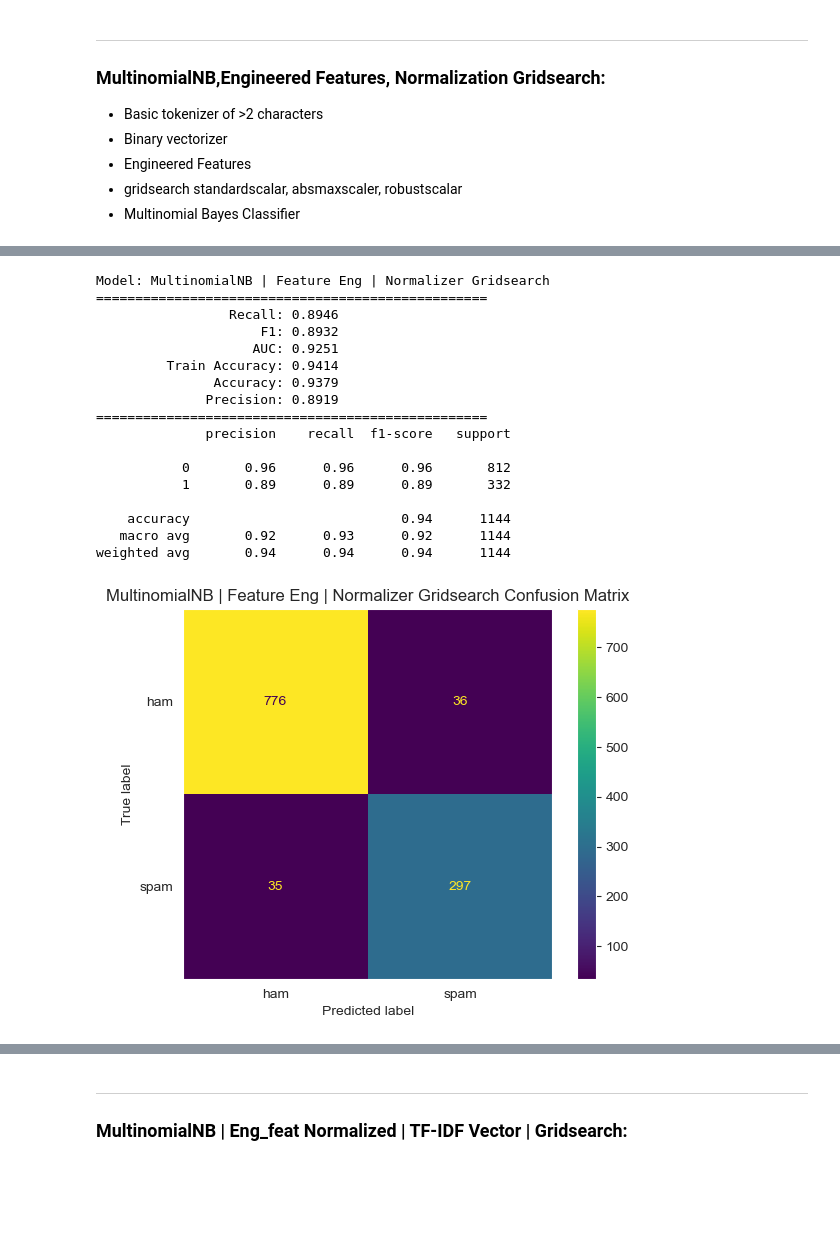
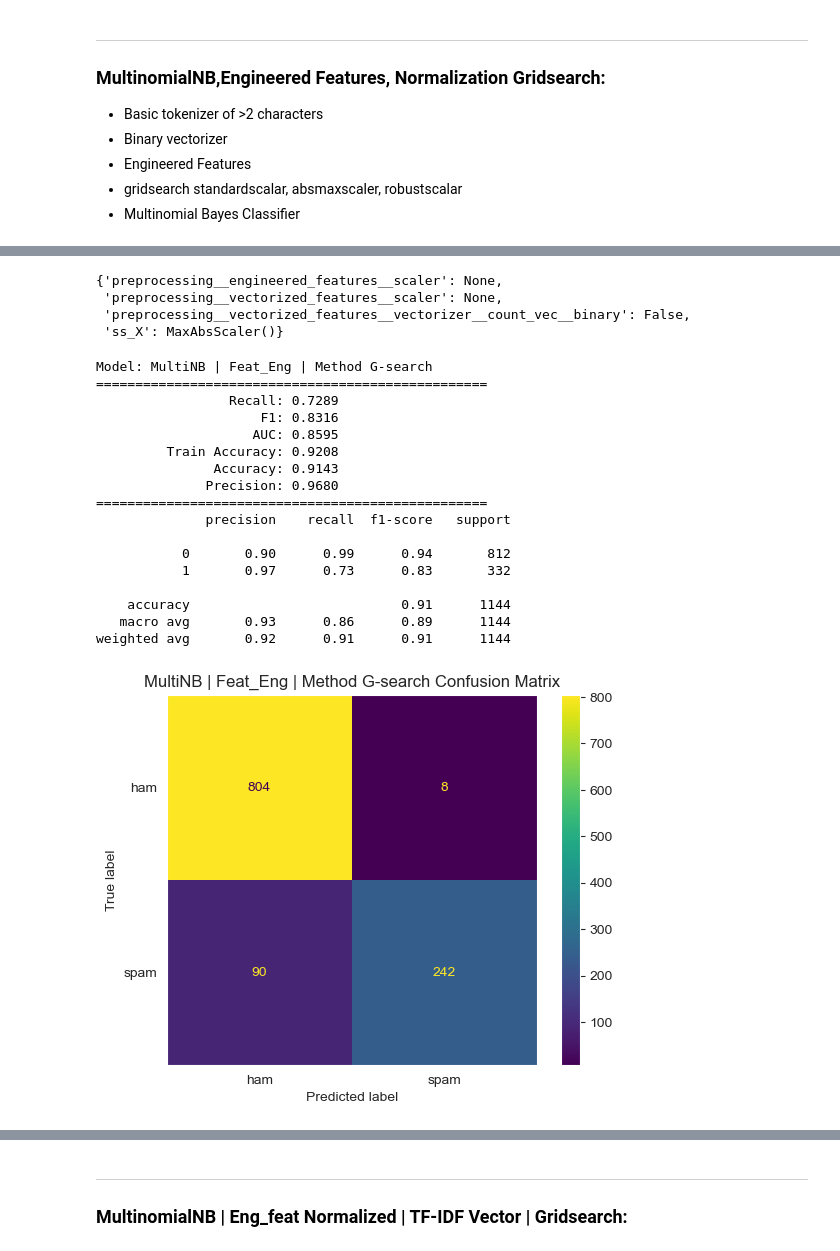
Before and after one commit to dman01337/HAM-vs-SPAM, a Jupyter notebook: Ham_vs_Spam.ipynb, the cells around one changed output, grey strips where cells are left out. Saved outputs shown, nothing was run; the diff lists cells and outputs as text; code cells hidden in the pictures; blank space fills up the shorter version.

```diff
--- a/Ham_vs_Spam.ipynb
+++ b/Ham_vs_Spam.ipynb
@@ -1262,0 +1438,40 @@ grid_search.best_params_
+# %%
+
+count_vec = ColumnTransformer(
+    transformers=[
+        ('count_vec', CountVectorizer(max_features=500,
+                                        min_df=2,
+                                        max_df=0.95,
+                                        binary=True,
+                                        stop_words=stop_words,
+                                        tokenizer=regexp_tokenizer), 'body')
+    ], remainder='drop')
+
+vec_scaler = StandardScaler(with_mean=False)
+
+vec_pipe = Pipeline([
+    ('vectorizer', count_vec),
+    ('scaler', vec_scaler)
+])
+
+feature_union = FeatureUnion(transformer_list=[
+        ("vectorized_features", vec_pipe),
+        ("engineered_features", feat_eng_pipe)
+    ])
+
+pipeline = Pipeline([
+    ('preprocessing', feature_union),
+    step_ss_X,
+    step_baseline_model
+])
+
+
+grid = {
+    'preprocessing__vectorized_features__vectorizer__count_vec__binary': [False], #[True, False],
+    'preprocessing__vectorized_features__scaler': [None], #[None, StandardScaler(with_mean=False), MaxAbsScaler(), RobustScaler(with_centering=False)],
+    'preprocessing__engineered_features__scaler': [None], #[None, StandardScaler(with_mean=False), MaxAbsScaler(), RobustScaler(with_centering=False)],
+    'ss_X': [MaxAbsScaler()] #[None, StandardScaler(with_mean=False), MaxAbsScaler(), RobustScaler(with_centering=False)]
+}
+
+grid_search = GridSearchCV(pipeline, grid, cv=3, scoring='precision', verbose=2)
+grid_search.fit(X_train_body, y_train_body)
@@ -1263,21 +1500,32 @@ grid_search.best_params_
+# %%
+grid_search.best_params_
+# {'preprocessing__engineered_features__scaler': None,
+#  'preprocessing__vectorized_features__scaler': None,
+#  'preprocessing__vectorized_features__vectorizer__count_vec__binary': False,
+#  'ss_X': MaxAbsScaler()}
+# %% [output]
+{'preprocessing__engineered_features__scaler': None,
+ 'preprocessing__vectorized_features__scaler': None,
+ 'preprocessing__vectorized_features__vectorizer__count_vec__binary': False,
+ 'ss_X': MaxAbsScaler()}
 # %%
-display_results('MultinomialNB | Feature Eng | Normalizer Gridsearch', 'Email-Body', grid_search.best_estimator_, X_train_body, y_train_body, X_test_body, y_test_body)
+display_results('MultiNB | Feat_Eng | Method G-search', 'Email-Body', grid_search.best_estimator_, X_train_body, y_train_body, X_test_body, y_test_body)
 # %% [output]
-Model: MultinomialNB | Feature Eng | Normalizer Gridsearch
+Model: MultiNB | Feat_Eng | Method G-search
 ==================================================
-                 Recall: 0.8946
-                     F1: 0.8932
-                    AUC: 0.9251
-         Train Accuracy: 0.9414
-               Accuracy: 0.9379
-              Precision: 0.8919
+                 Recall: 0.7289
+                     F1: 0.8316
+                    AUC: 0.8595
+         Train Accuracy: 0.9208
+               Accuracy: 0.9143
+              Precision: 0.9680
 ==================================================
               precision    recall  f1-score   support
 
-           0       0.96      0.96      0.96       812
-           1       0.89      0.89      0.89       332
+           0       0.90      0.99      0.94       812
+           1       0.97      0.73      0.83       332
 
-    accuracy                           0.94      1144
-   macro avg       0.92      0.93      0.92      1144
-weighted avg       0.94      0.94      0.94      1144
+    accuracy                           0.91      1144
+   macro avg       0.93      0.86      0.89      1144
+weighted avg       0.92      0.91      0.91      1144
-[figure, old version]
+[figure, new version]
```
Also changed, not shown: parts of 77 cells of this notebook, 8 other files.
